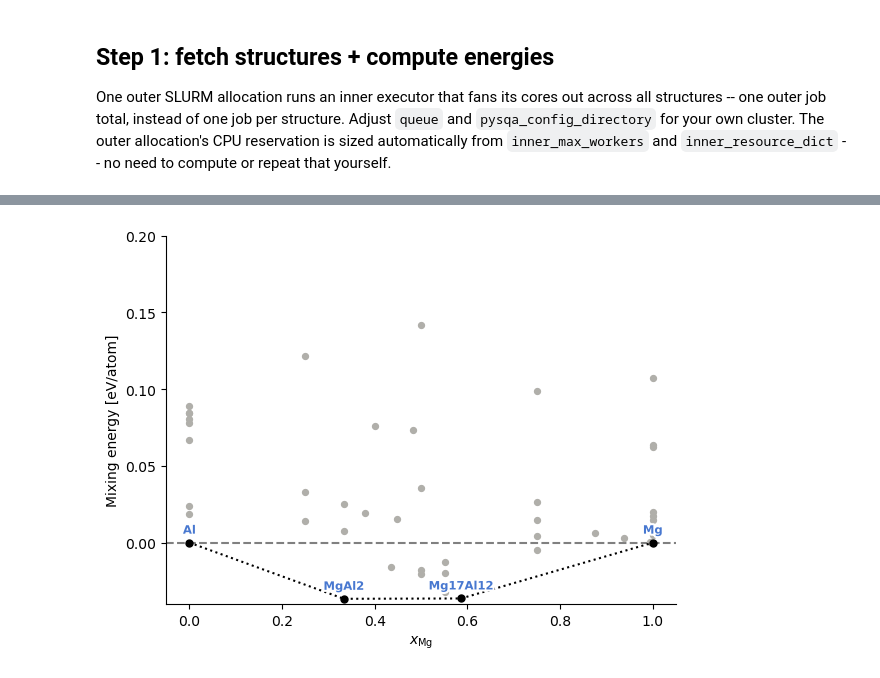
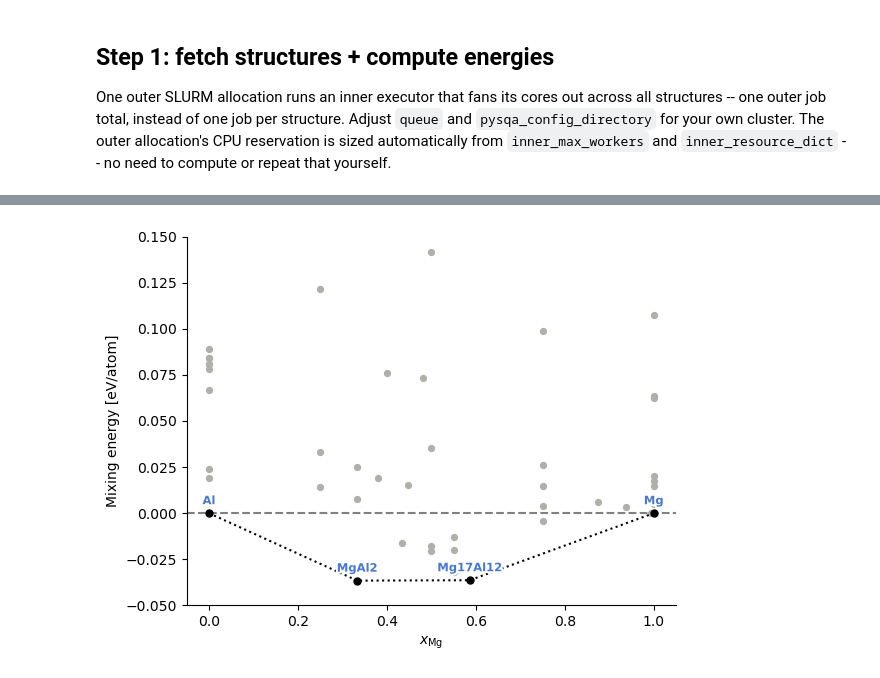
Before and after one commit to prabhath-c/phase_diagram_workflows, a Jupyter notebook: notebooks/ConvexHull_MaterialsProject.ipynb, the cells around one changed output, grey strips where cells are left out. Cells and saved outputs as stored; diff of their text form; code cells hidden in the pictures.

```diff
--- a/notebooks/ConvexHull_MaterialsProject.ipynb
+++ b/notebooks/ConvexHull_MaterialsProject.ipynb
@@ -52,7 +58,7 @@ potential_df["Config"] = potential_df["Config"].apply(lambda cfg: [s if s.endswi
 
 One outer SLURM allocation runs an inner executor that fans its cores out across all structures -- one outer job total, instead of one job per structure. Adjust `queue` and `pysqa_config_directory` for your own cluster. The outer allocation's CPU reservation is sized automatically from `inner_max_workers` and `inner_resource_dict` -- no need to compute or repeat that yourself.
 # %%
-inner_max_workers = 8       # structures processed concurrently
+inner_max_workers = 64      # structures processed concurrently
 inner_threads_per_core = 2  # cores claimed per structure
 
 structures_df = fetch_structures_and_energies(
@@ -61,13 +67,13 @@ structures_df = fetch_structures_and_energies(
     potential_df=potential_df,
     outer_executor_cls=SlurmClusterExecutor,
     outer_resource_dict={
-        "queue": "<your-slurm-queue>",
+        "queue": "cmmg",
         "cores": 1,
         "run_time_max": 1200,
     },
     inner_resource_dict={"cores": 1, "threads_per_core": inner_threads_per_core},
     inner_max_workers=inner_max_workers,
     cache_directory="executorlib_cache_convex_hull",
-    pysqa_config_directory="<path to your pysqa queue config>",
+    pysqa_config_directory="/u/system/SLES12/soft/pyiron/dev/pyiron-resources-cmmc/queues",
 )
 structures_df.head()
@@ -88,5 +111,5 @@ structures_df_hull
 4 rows × 80 columns
 # %%
-fig_static, ax, _ = analyze_convex_hull(structures_df, backend="matplotlib", element="Mg")
+fig_static, ax, _ = analyze_convex_hull(structures_df, backend="matplotlib", element="Mg", yrange=(-0.05, 0.15))
 # %% [output]
-[figure, old version]
+[figure, new version]
```
Also changed, not shown: parts of 6 cells of this notebook, 4 other files.
